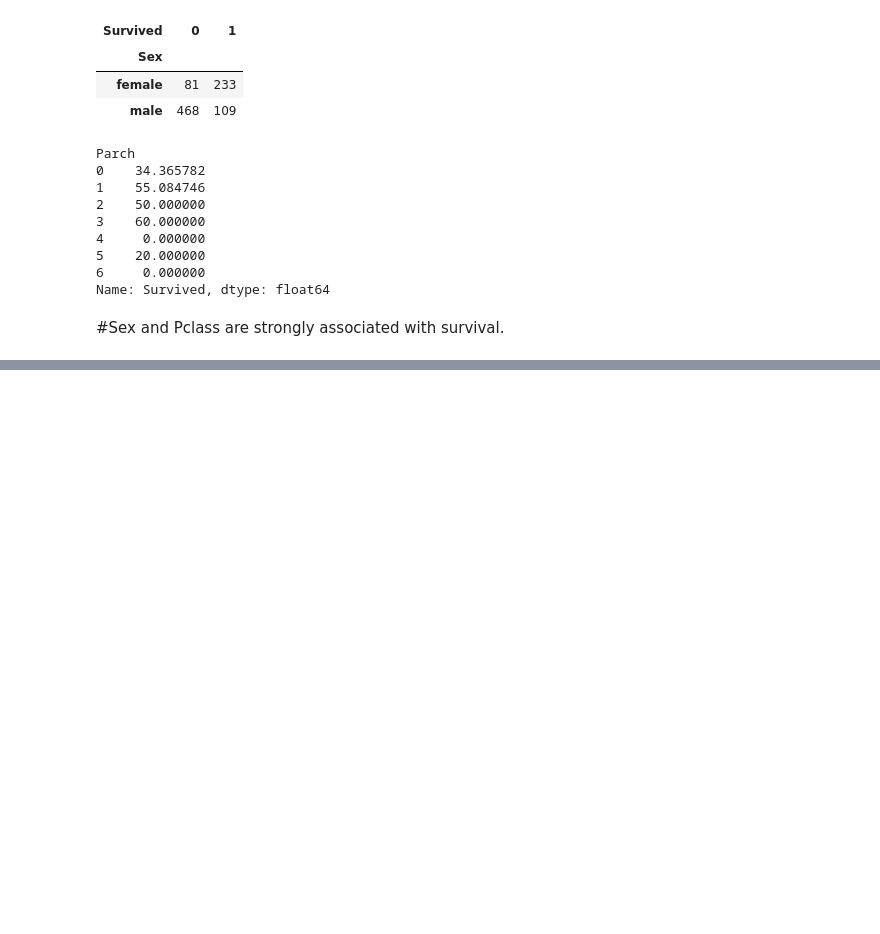
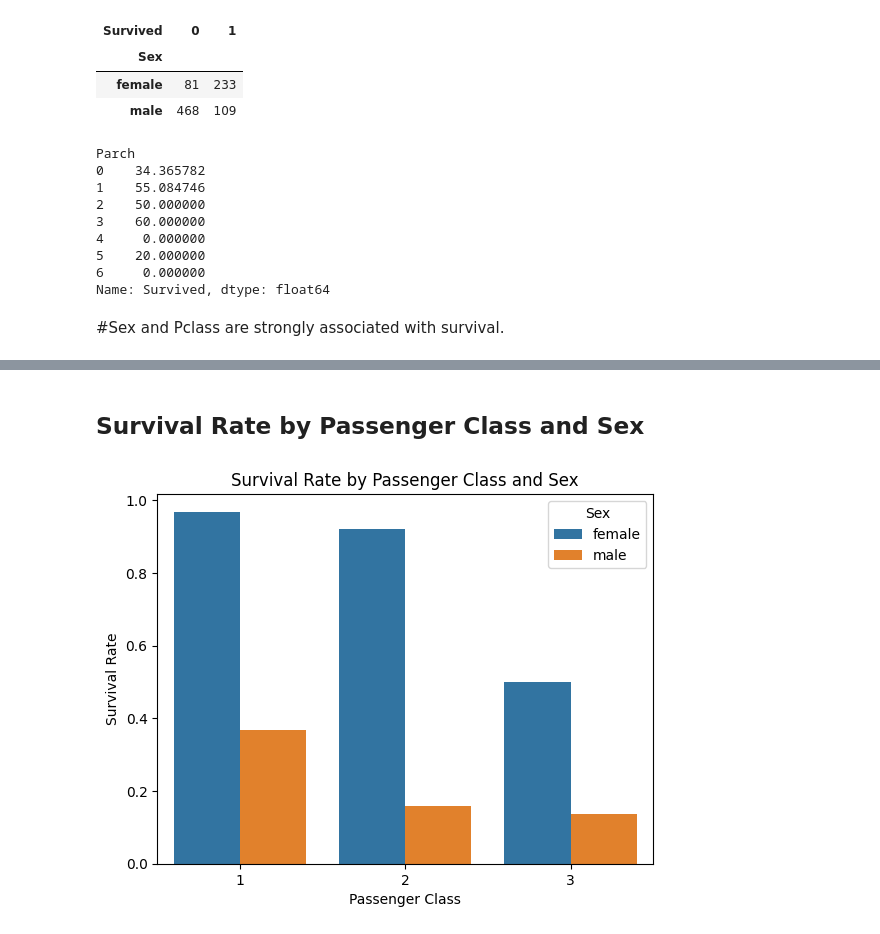
Before and after one commit to BOUTAMGHARINE/kaggle-titanic, a Jupyter notebook: notebook/ main.ipynb, the cells around one changed output, grey strips where cells are left out. Saved outputs shown, nothing was run; the diff lists cells and outputs as text; code cells hidden in the pictures; blank space fills up the shorter version.

```diff
--- a/notebook/ main.ipynb
+++ b/notebook/ main.ipynb
@@ -108,0 +143,18 @@ Name: Survived, dtype: float64
+# %% [markdown]
+## Survival Rate by Passenger Class and Sex
+# %%
+sns.barplot(
+    data=train,
+    x="Pclass",
+    y="Survived",
+    hue="Sex",
+    errorbar=None
+)
+
+plt.title("Survival Rate by Passenger Class and Sex")
+plt.xlabel("Passenger Class")
+plt.ylabel("Survival Rate")
+
+plt.show()
+# %% [output]
+[figure, added]
```
Also changed, not shown: parts of 48 cells of this notebook, 1 other file.
